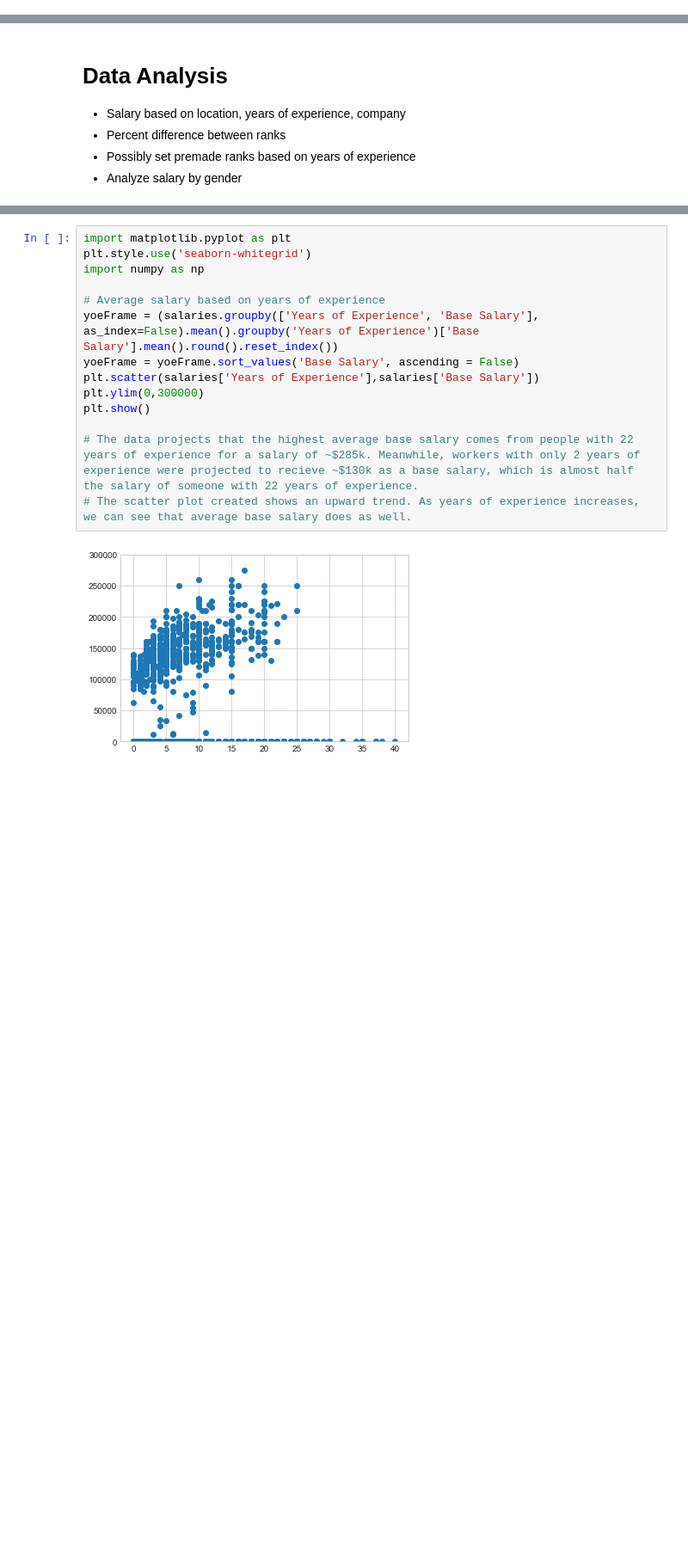
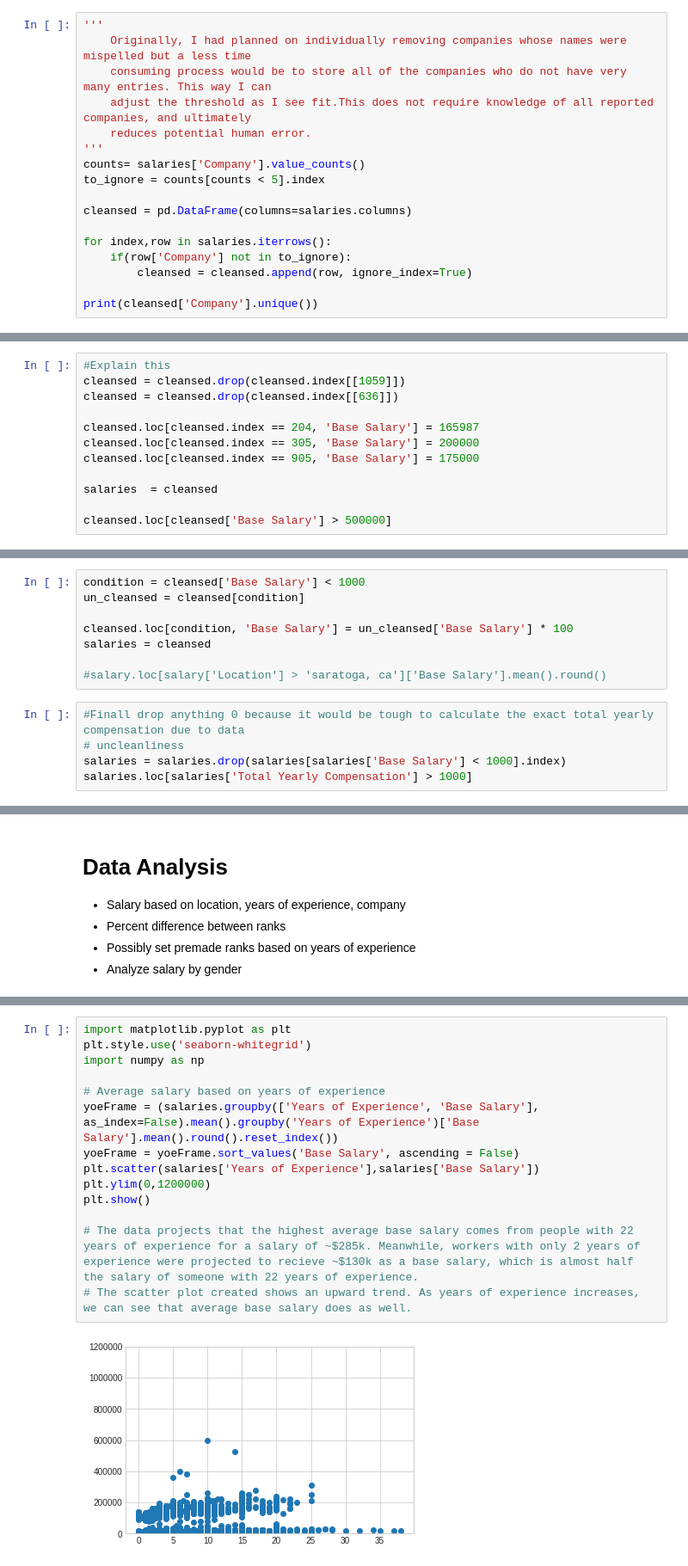
Before and after one commit to echanakira/Salary-Data-Analysis, a Jupyter notebook: Final.ipynb, the cells around one changed output, grey strips where cells are left out. Shown: that part at 86% size. Saved outputs shown, nothing was run; the diff lists cells and outputs as text; blank space fills up the shorter version.

Commit message:
Data Cleansed

```diff
--- a/Final.ipynb
+++ b/Final.ipynb
@@ -76,0 +61,17 @@ Name: Location, Length: 478, dtype: int64
+# %%
+'''
+    Originally, I had planned on individually removing companies whose names were mispelled but a less time
+    consuming process would be to store all of the companies who do not have very many entries. This way I can
+    adjust the threshold as I see fit.This does not require knowledge of all reported companies, and ultimately
+    reduces potential human error.
+'''
+counts= salaries['Company'].value_counts()
+to_ignore = counts[counts < 5].index
+
+cleansed = pd.DataFrame(columns=salaries.columns)
+
+for index,row in salaries.iterrows():
+    if(row['Company'] not in to_ignore):
+        cleansed = cleansed.append(row, ignore_index=True)
+
+print(cleansed['Company'].unique())
@@ -76,0 +106,12 @@ Name: Location, Length: 478, dtype: int64
+# %%
+#Explain this
+cleansed = cleansed.drop(cleansed.index[[1059]])
+cleansed = cleansed.drop(cleansed.index[[636]])
+
+cleansed.loc[cleansed.index == 204, 'Base Salary'] = 165987
+cleansed.loc[cleansed.index == 305, 'Base Salary'] = 200000
+cleansed.loc[cleansed.index == 905, 'Base Salary'] = 175000
+
+salaries  = cleansed
+
+cleansed.loc[cleansed['Base Salary'] > 500000]
@@ -76,0 +124,13 @@ Name: Location, Length: 478, dtype: int64
+# %%
+condition = cleansed['Base Salary'] < 1000
+un_cleansed = cleansed[condition]
+
+cleansed.loc[condition, 'Base Salary'] = un_cleansed['Base Salary'] * 100
+salaries = cleansed
+
+#salary.loc[salary['Location'] > 'saratoga, ca']['Base Salary'].mean().round()
+# %%
+#Finall drop anything 0 because it would be tough to calculate the exact total yearly compensation due to data
+# uncleanliness
+salaries = salaries.drop(salaries[salaries['Base Salary'] < 1000].index)
+salaries.loc[salaries['Total Yearly Compensation'] > 1000]
@@ -97,19 +170,19 @@ locFrame.head()
 # %%
 import matplotlib.pyplot as plt
 plt.style.use('seaborn-whitegrid')
 import numpy as np
 
 # Average salary based on years of experience
 yoeFrame = (salaries.groupby(['Years of Experience', 'Base Salary'], as_index=False).mean().groupby('Years of Experience')['Base Salary'].mean().round().reset_index())
 yoeFrame = yoeFrame.sort_values('Base Salary', ascending = False)
 plt.scatter(salaries['Years of Experience'],salaries['Base Salary'])
-plt.ylim(0,300000)
+plt.ylim(0,1200000)
 plt.show()
 
 # The data projects that the highest average base salary comes from people with 22 years of experience for a salary of ~$285k. Meanwhile, workers with only 2 years of experience were projected to recieve ~$130k as a base salary, which is almost half the salary of someone with 22 years of experience.
 # The scatter plot created shows an upward trend. As years of experience increases, we can see that average base salary does as well.
 # %% [output]
-[figure, old version]
+[figure, new version]
 # %%
 # Average Salary based on company
 companyFrame = (salaries.groupby(['Company', 'Base Salary'], as_index=False).mean().groupby('Company')['Base Salary'].mean().round().reset_index())
```
Also changed, not shown: parts of 13 cells of this notebook.
